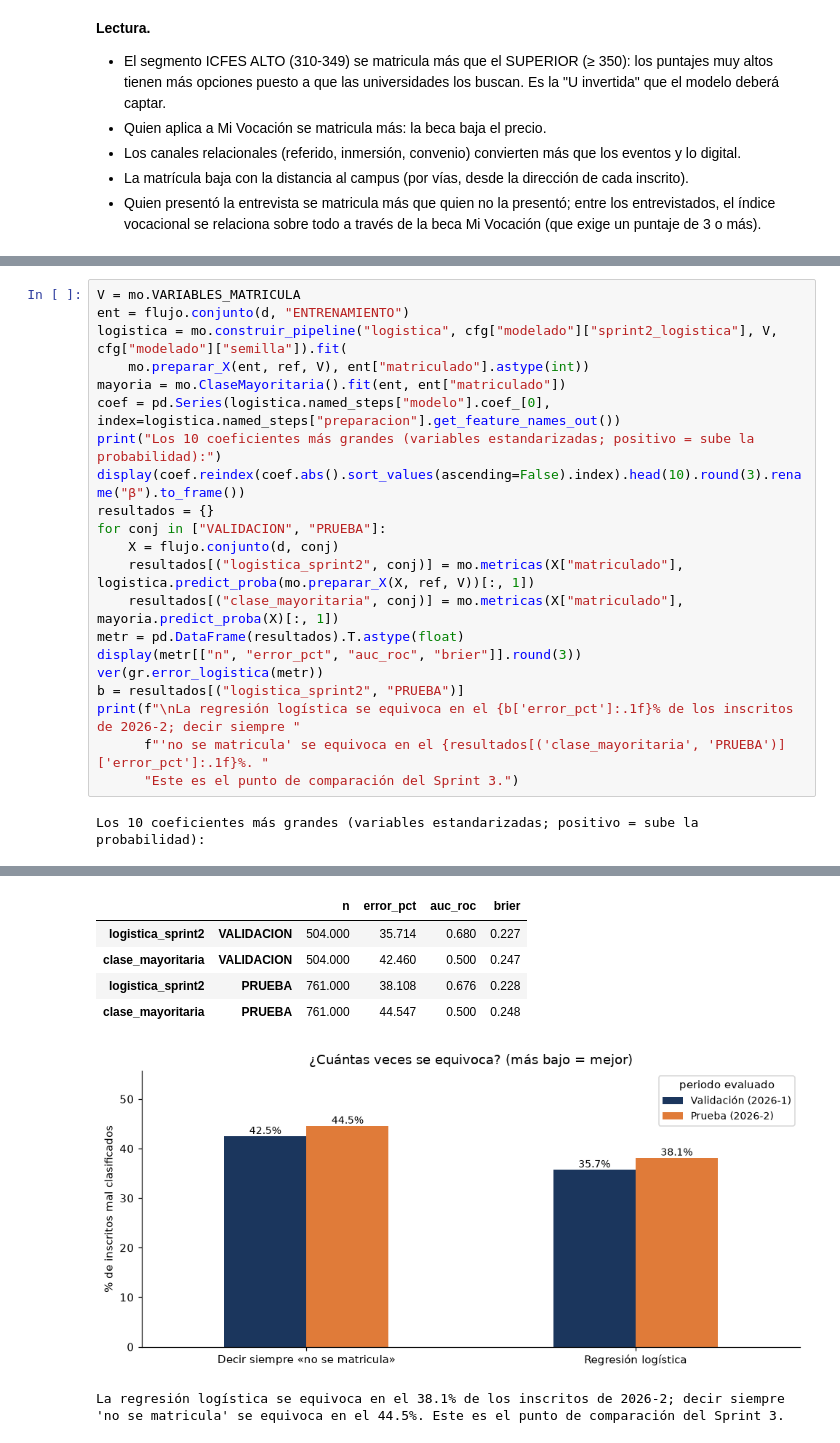
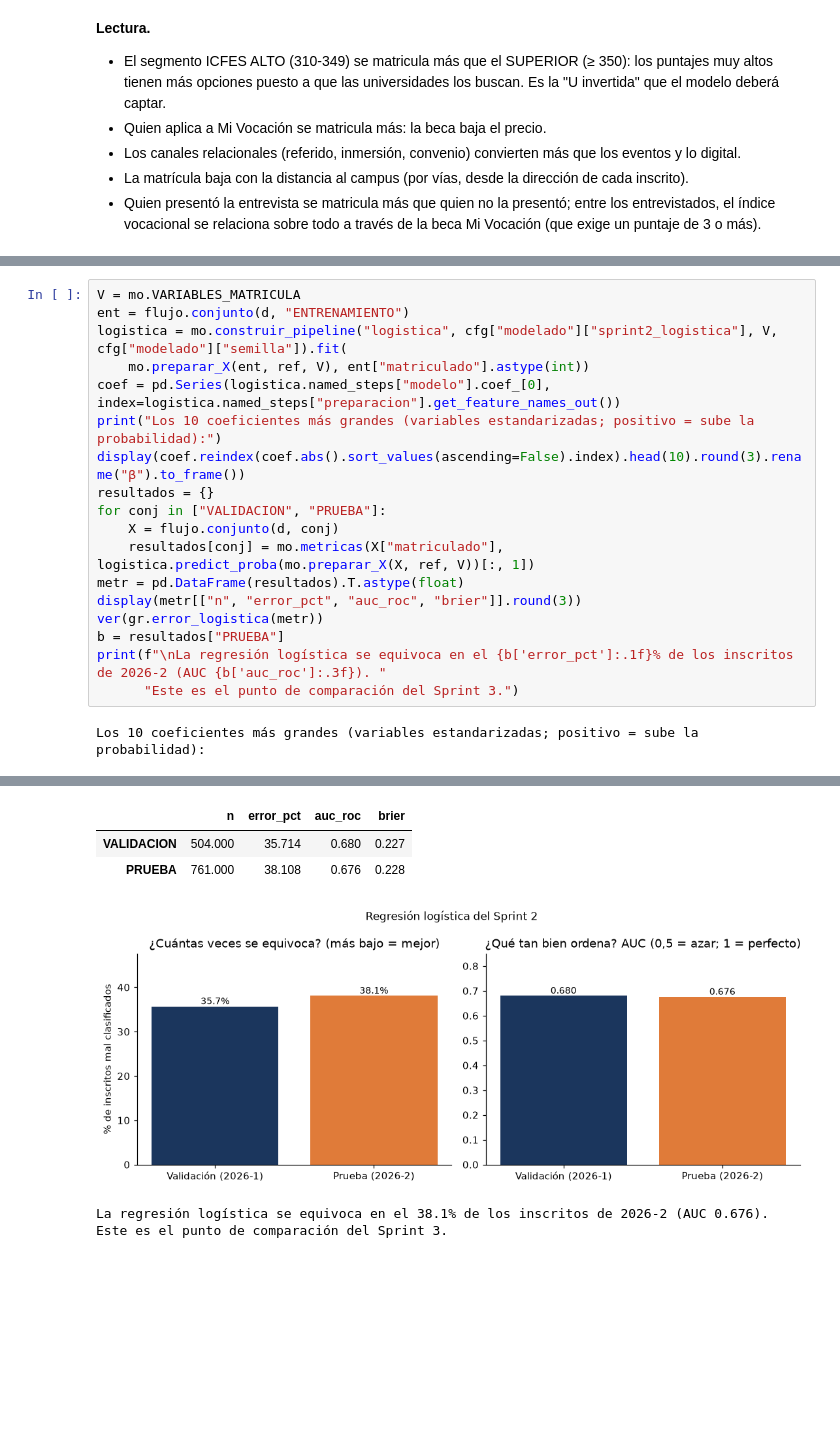
Before and after one commit to xyosho/Proyecto-Homologacion-ML, a Jupyter notebook: sprint2_caracteristicas_local.ipynb, the cells around one changed output, grey strips where cells are left out. Drawn from its saved outputs; the diff is of its cells as text; blank space fills up the shorter version.

Commit message:
Sprint 2: la regresión logística es el único modelo de comparación
Co-Authored-By: Claude Opus 5.5 <noreply@anthropic.com>

```diff
--- a/sprint2_caracteristicas_local.ipynb
+++ b/sprint2_caracteristicas_local.ipynb
@@ -294,41 +295,36 @@ categóricas se codifican con *one-hot* (una columna 0/1 por categoría), dentro
 # %%
 V = mo.VARIABLES_MATRICULA
 ent = flujo.conjunto(d, "ENTRENAMIENTO")
 logistica = mo.construir_pipeline("logistica", cfg["modelado"]["sprint2_logistica"], V, cfg["modelado"]["semilla"]).fit(
     mo.preparar_X(ent, ref, V), ent["matriculado"].astype(int))
-mayoria = mo.ClaseMayoritaria().fit(ent, ent["matriculado"])
 coef = pd.Series(logistica.named_steps["modelo"].coef_[0], index=logistica.named_steps["preparacion"].get_feature_names_out())
 print("Los 10 coeficientes más grandes (variables estandarizadas; positivo = sube la probabilidad):")
 display(coef.reindex(coef.abs().sort_values(ascending=False).index).head(10).round(3).rename("β").to_frame())
 resultados = {}
 for conj in ["VALIDACION", "PRUEBA"]:
     X = flujo.conjunto(d, conj)
-    resultados[("logistica_sprint2", conj)] = mo.metricas(X["matriculado"], logistica.predict_proba(mo.preparar_X(X, ref, V))[:, 1])
-    resultados[("clase_mayoritaria", conj)] = mo.metricas(X["matriculado"], mayoria.predict_proba(X)[:, 1])
+    resultados[conj] = mo.metricas(X["matriculado"], logistica.predict_proba(mo.preparar_X(X, ref, V))[:, 1])
 metr = pd.DataFrame(resultados).T.astype(float)
 display(metr[["n", "error_pct", "auc_roc", "brier"]].round(3))
 ver(gr.error_logistica(metr))
-b = resultados[("logistica_sprint2", "PRUEBA")]
-print(f"\nLa regresión logística se equivoca en el {b['error_pct']:.1f}% de los inscritos de 2026-2; decir siempre "
-      f"'no se matricula' se equivoca en el {resultados[('clase_mayoritaria', 'PRUEBA')]['error_pct']:.1f}%. "
+b = resultados["PRUEBA"]
+print(f"\nLa regresión logística se equivoca en el {b['error_pct']:.1f}% de los inscritos de 2026-2 (AUC {b['auc_roc']:.3f}). "
       "Este es el punto de comparación del Sprint 3.")
 # %% [output]
 Los 10 coeficientes más grandes (variables estandarizadas; positivo = sube la probabilidad):
 |  | β |
 | pct_descuento_inicial | 0.514 |
 | canal_REFERIDO | 0.463 |
 | canal_INMERSION | 0.424 |
 | canal_LLAMADA_WHATSAPP | -0.361 |
 | log_distancia | -0.289 |
 | canal_REDES_SOCIALES | -0.289 |
 | canal_EXPOESTUDIANTES | -0.281 |
 | beca_SABER_11 | 0.281 |
 | beca_NINGUNA | -0.249 |
 | segmento_mercado_S4: Colegio priv... | 0.218 |
-|  |  | n | error_pct | auc_roc | brier |
-| logistica_sprint2 | VALIDACION | 504.000 | 35.714 | 0.680 | 0.227 |
-| clase_mayoritaria | VALIDACION | 504.000 | 42.460 | 0.500 | 0.247 |
-| logistica_sprint2 | PRUEBA | 761.000 | 38.108 | 0.676 | 0.228 |
-| clase_mayoritaria | PRUEBA | 761.000 | 44.547 | 0.500 | 0.248 |
+|  | n | error_pct | auc_roc | brier |
+| VALIDACION | 504.000 | 35.714 | 0.680 | 0.227 |
+| PRUEBA | 761.000 | 38.108 | 0.676 | 0.228 |
-[figure, old version]
+[figure, new version]
-La regresión logística se equivoca en el 38.1% de los inscritos de 2026-2; decir siempre 'no se matricula' se equivoca en el 44.5%. Este es el punto de comparación del Sprint 3.
+La regresión logística se equivoca en el 38.1% de los inscritos de 2026-2 (AUC 0.676). Este es el punto de comparación del Sprint 3.
```
Also changed, not shown: parts of 2 cells of this notebook, 12 other files.
